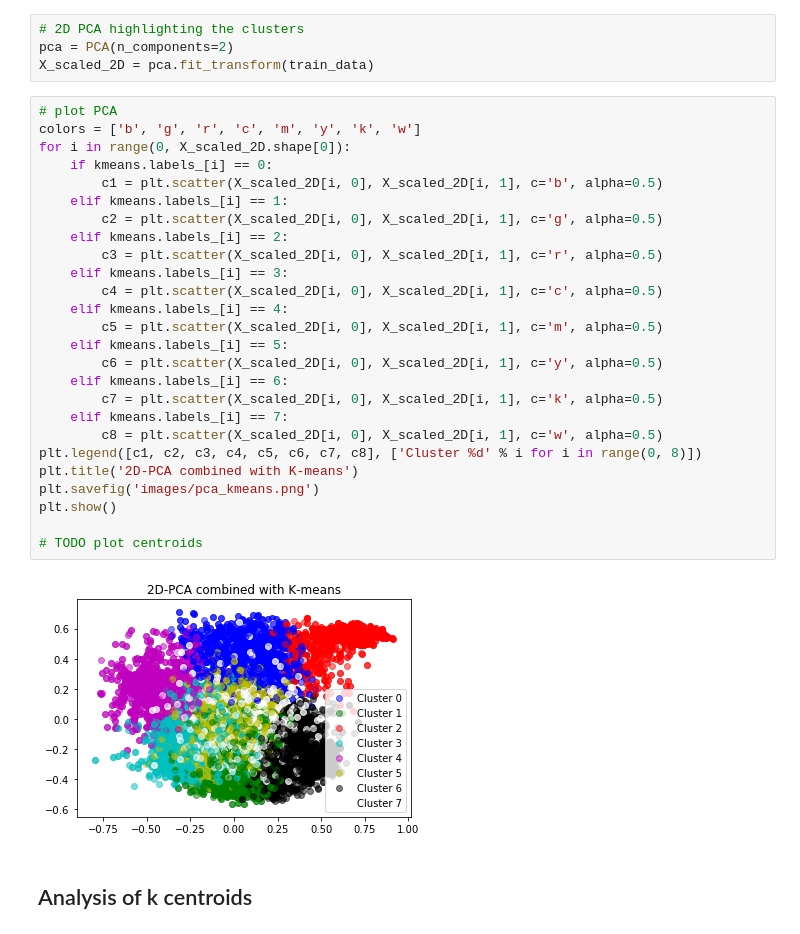
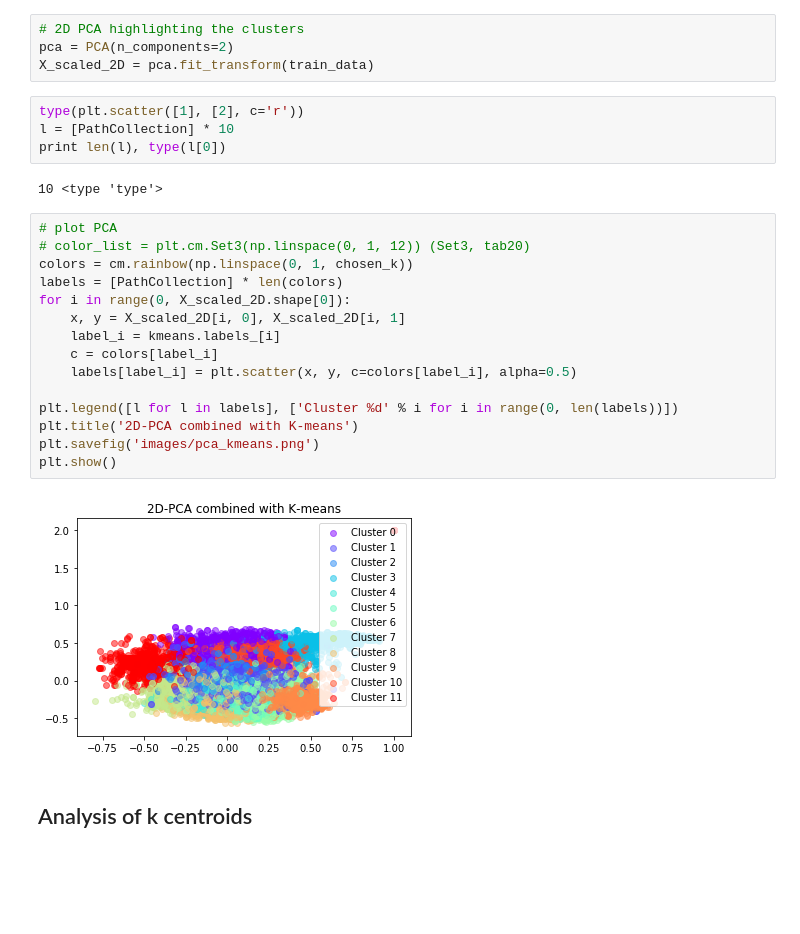
Before and after one commit to noobcode/Data-Mining, a Jupyter notebook: K-means_analysis.ipynb, the cells around one changed output. Drawn from its saved outputs; the diff is of its cells as text; blank space fills up the shorter version.

```diff
--- a/K-means_analysis.ipynb
+++ b/K-means_analysis.ipynb
@@ -95,34 +109,29 @@ KMeans(algorithm='auto', copy_x=True, init='k-means++', max_iter=300,
 # 2D PCA highlighting the clusters
 pca = PCA(n_components=2)
 X_scaled_2D = pca.fit_transform(train_data)
-# %%
-# plot PCA
-colors = ['b', 'g', 'r', 'c', 'm', 'y', 'k', 'w']
-for i in range(0, X_scaled_2D.shape[0]):
-    if kmeans.labels_[i] == 0:
-        c1 = plt.scatter(X_scaled_2D[i, 0], X_scaled_2D[i, 1], c='b', alpha=0.5)
-    elif kmeans.labels_[i] == 1:
-        c2 = plt.scatter(X_scaled_2D[i, 0], X_scaled_2D[i, 1], c='g', alpha=0.5)
-    elif kmeans.labels_[i] == 2:
-        c3 = plt.scatter(X_scaled_2D[i, 0], X_scaled_2D[i, 1], c='r', alpha=0.5)
-    elif kmeans.labels_[i] == 3:
-        c4 = plt.scatter(X_scaled_2D[i, 0], X_scaled_2D[i, 1], c='c', alpha=0.5)
-    elif kmeans.labels_[i] == 4:
-        c5 = plt.scatter(X_scaled_2D[i, 0], X_scaled_2D[i, 1], c='m', alpha=0.5)
-    elif kmeans.labels_[i] == 5:
-        c6 = plt.scatter(X_scaled_2D[i, 0], X_scaled_2D[i, 1], c='y', alpha=0.5)
-    elif kmeans.labels_[i] == 6:
-        c7 = plt.scatter(X_scaled_2D[i, 0], X_scaled_2D[i, 1], c='k', alpha=0.5)
-    elif kmeans.labels_[i] == 7:
-        c8 = plt.scatter(X_scaled_2D[i, 0], X_scaled_2D[i, 1], c='w', alpha=0.5)
-plt.legend([c1, c2, c3, c4, c5, c6, c7, c8], ['Cluster %d' % i for i in range(0, 8)])
-plt.title('2D-PCA combined with K-means')
-plt.savefig('images/pca_kmeans.png')
-plt.show()
-
-# TODO plot centroids
-# %% [output]
-[figure, removed]
+# %%
+type(plt.scatter([1], [2], c='r'))
+l = [PathCollection] * 10
+print len(l), type(l[0])
+# %% [output]
+10 <type 'type'>
+# %%
+# plot PCA
+# color_list = plt.cm.Set3(np.linspace(0, 1, 12)) (Set3, tab20)
+colors = cm.rainbow(np.linspace(0, 1, chosen_k))
+labels = [PathCollection] * len(colors)
+for i in range(0, X_scaled_2D.shape[0]):
+    x, y = X_scaled_2D[i, 0], X_scaled_2D[i, 1]
+    label_i = kmeans.labels_[i]
+    c = colors[label_i]
+    labels[label_i] = plt.scatter(x, y, c=colors[label_i], alpha=0.5)
+
+plt.legend([l for l in labels], ['Cluster %d' % i for i in range(0, len(labels))])
+plt.title('2D-PCA combined with K-means')
+plt.savefig('images/pca_kmeans.png')
+plt.show()
+# %% [output]
+[figure, added]
 # %% [markdown]
 ## Analysis of k centroids
 # %%
```
Also changed, not shown: parts of 10 cells of this notebook, 17 other files.
